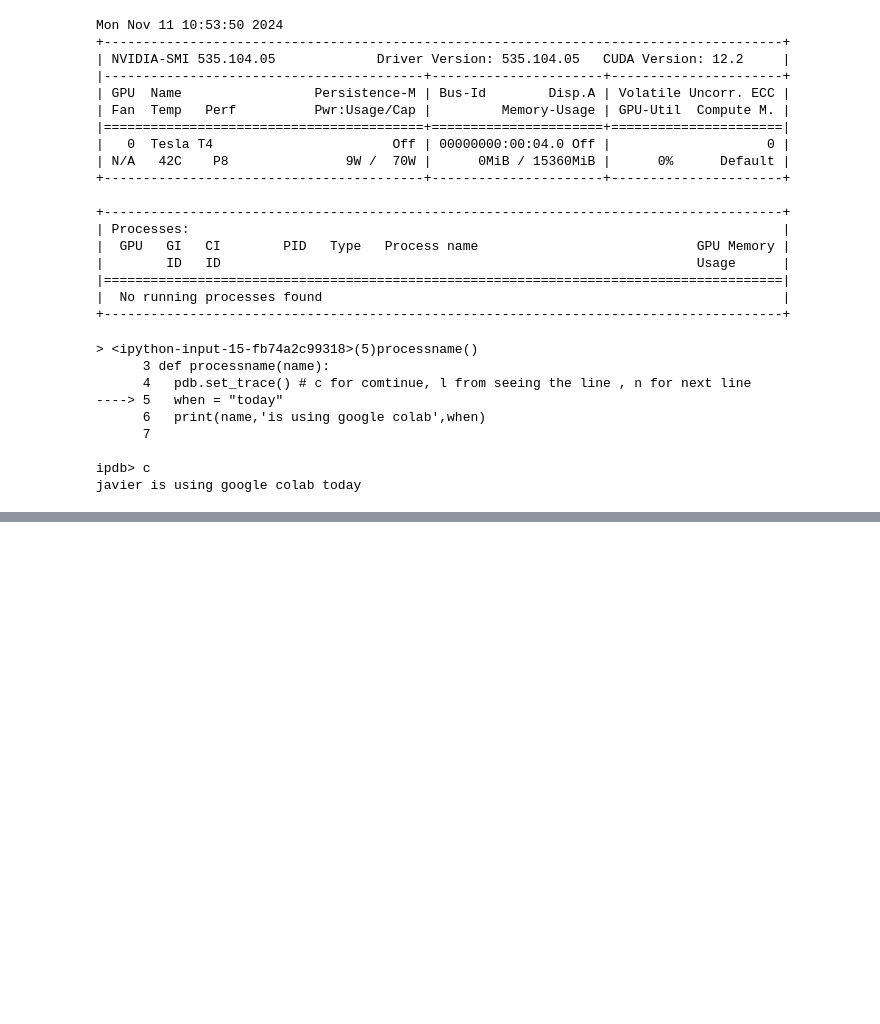
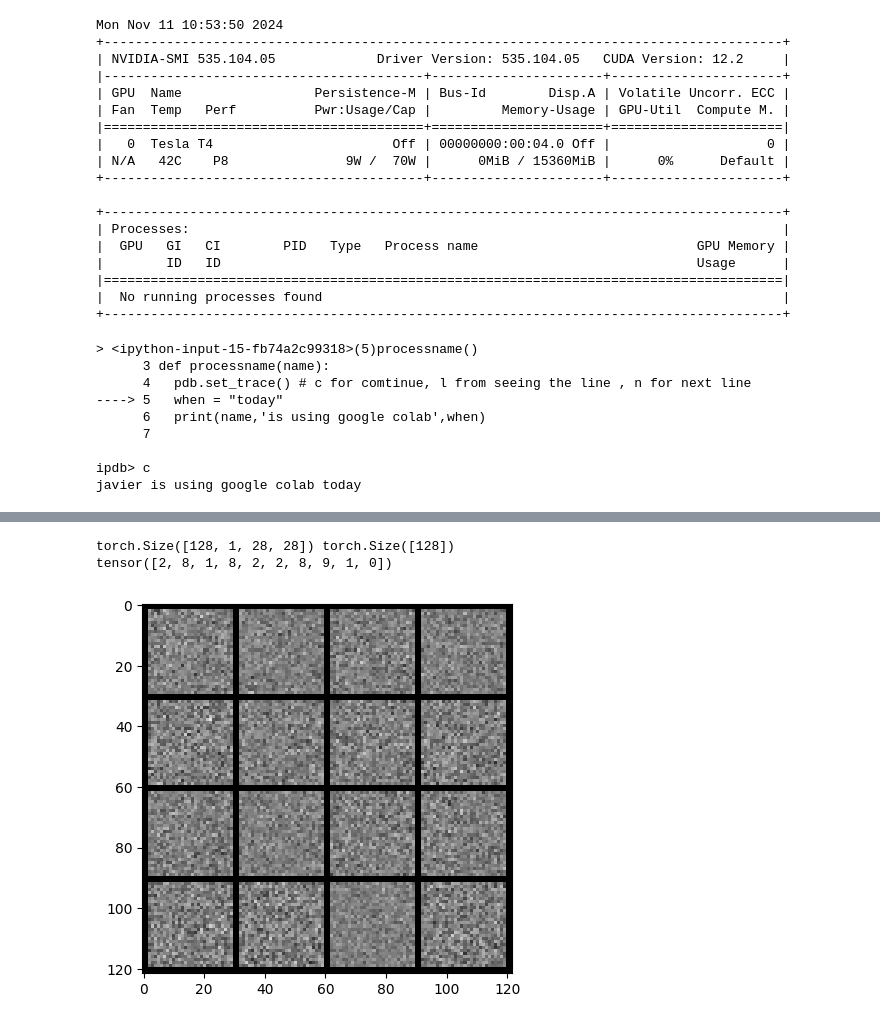
Before and after one commit to SanjivMehra26/Generative-AI, a Jupyter notebook: Coding_1.ipynb, the cells around one changed output, grey strips where cells are left out. Drawn from its saved outputs; the diff is of its cells as text; code cells hidden in the pictures; blank space fills up the shorter version.

```diff
--- a/Coding_1.ipynb
+++ b/Coding_1.ipynb
@@ -59,8 +59,8 @@ import matplotlib.pyplot as plty
 #visualization function
 def show(tensor, ch=1, size=(28,28),num=16):
   #tensor: 128 (Batch size) * 784 (28*28)
-  tensor.detach().cpu().view(-1,ch,*size) #128*1*28*28
-  grid = make_grid(data[:num],nrow=4).permute(1,2,0)
+  data=tensor.detach().cpu().view(-1,ch,*size) # 128 x 1 x 28 x 28
+  grid = make_grid(data[:num], nrow=4).permute(1,2,0)   # 1 x 28 x 28  = 28 x 28 x 1
   plt.imshow(grid)
   plt.show()
 # %%
@@ -96,21 +96,20 @@ def genBlock(inp,out):
   )
 
 
-  class Generator(nn.Module):
-    def __init__(self,z_dim=64,i_dim=784,h_dim=128):
-      super().__init__()
-      self.gen = nn.Sequential(
-          genBlock(z_dim,h_dim),
-          genBlock(h_dim,h_dim*2),
-          genBlock(h_dim*2,h_dim*4),
-          genBlock(h_dim*4,h_dim*8),
-          nn.Linear(h_dim*8,i_dim),
-          nn.sigmoid(),
+class Generator(nn.Module):
+  def __init__(self,z_dim=64,i_dim=784,h_dim=128):
+    super().__init__()
+    self.gen = nn.Sequential(
+        genBlock(z_dim,h_dim),
+        genBlock(h_dim,h_dim*2),
+        genBlock(h_dim*2,h_dim*4),
+        genBlock(h_dim*4,h_dim*8),
+        nn.Linear(h_dim*8,i_dim),
+        nn.Sigmoid(),
+    )
 
-      )
-
-      def forward(self,noise):
-        return self.gen(noise)
+  def forward(self,noise):
+    return self.gen(noise)
 
 def gen_noise(number,z_dim):
   return torch.randn(number,z_dim).to(device)
@@ -137,0 +136,5 @@ class Discriminator(nn.Module):
+# %%
+gen = Generator(z_dim).to(device)
+gen_opt = torch.optim.Adam(gen.parameters(),lr=lr)
+disc = Discriminator().to(device)
+disc_opt = torch.optim.Adam(disc.parameters(),lr=lr)
@@ -137,0 +181,12 @@ class Discriminator(nn.Module):
+# %%
+x,y = next(iter(dataloader))
+print(x.shape,y.shape)
+print(y[:10])
+
+noise = gen_noise(bs,z_dim)
+fake = gen(noise)
+show(fake)
+# %% [output]
+torch.Size([128, 1, 28, 28]) torch.Size([128])
+tensor([2, 8, 1, 8, 2, 2, 8, 9, 1, 0])
+[figure, added]
```
Also changed, not shown: parts of 6 cells of this notebook.
